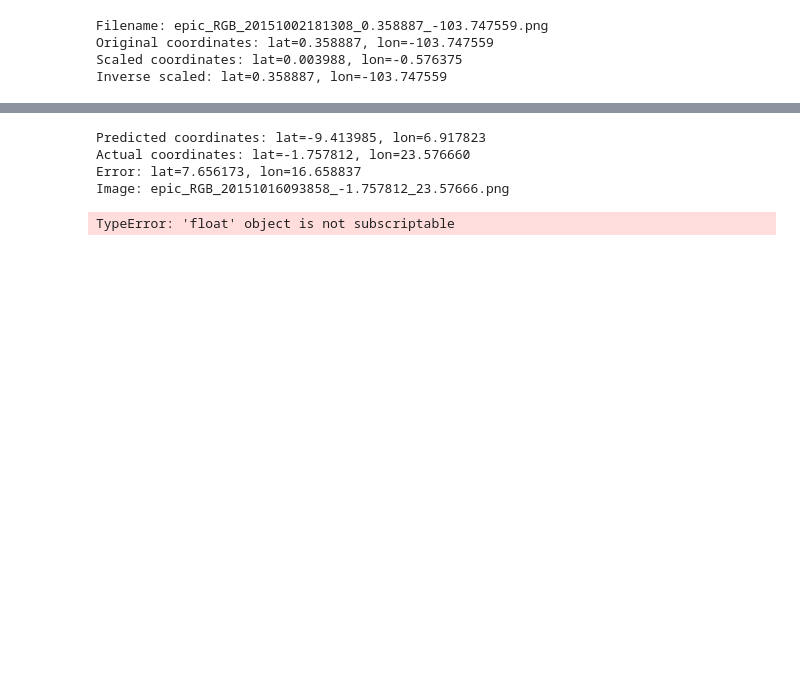
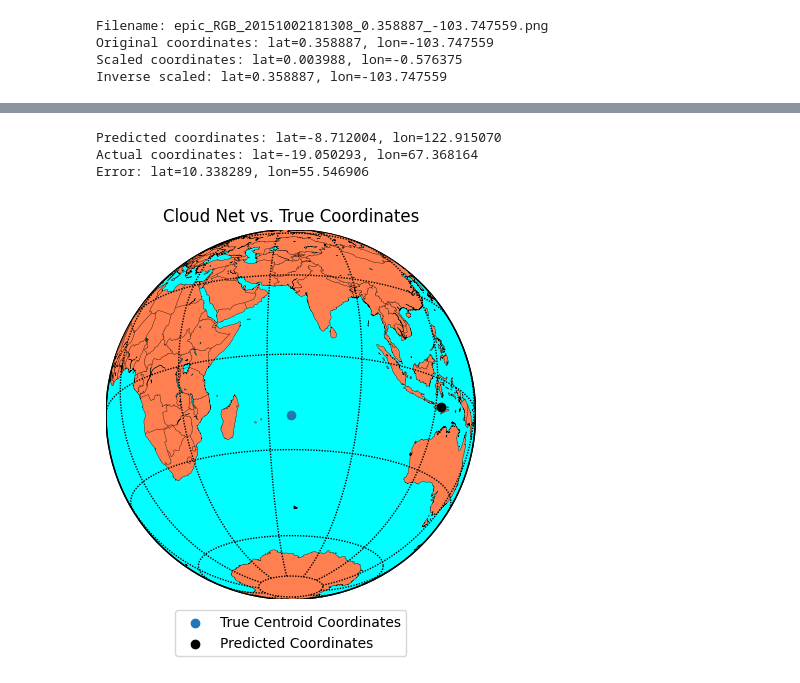
Before and after one commit to kevin-paul97/fantastic-palm-tree, a Jupyter notebook: Project/testing.ipynb, the cells around one changed output, grey strips where cells are left out. Cells and saved outputs as stored; diff of their text form; code cells hidden in the pictures; blank space fills up the shorter version.

```diff
--- a/Project/testing.ipynb
+++ b/Project/testing.ipynb
@@ -174,63 +176,67 @@ epic_RGB_20150827123638_3.933105_-8.525391.png
 # %%
 with torch.no_grad():
     model.eval()
-
+    model = model.to("mps")
     # Select random picture
     img_num = random.randint(0, len(train_dataloader.dataset)-1)
 
     # Construct path
     path = train_dataloader.dataset.imgs[img_num][0]
     test_img = Image.open(train_dataloader.dataset.imgs[img_num][0])
     test_img = transforms(test_img)
     test_img = test_img.float()
     test_img = test_img.view(-1)
     test_img = test_img.to("mps")
 
     output = model(test_img)
 
     # Get original coordinates
     lat = float(train_dataloader.dataset.imgs[img_num][0].strip(".png").split("_")[-2])
     lon = float(train_dataloader.dataset.imgs[img_num][0].strip(".png").split("_")[-1])
     filename = train_dataloader.dataset.imgs[img_num][0].split('/')[-1]
 
     # Get model predictions
     output = output.to("cpu").detach().numpy()
 
     # Reshape output to match scaler input shape
     pred_lat = output[0].reshape(-1, 1)
     pred_lon = output[1].reshape(-1, 1)
 
     # Transform back to original coordinates
     pred_lat = lat_scaler.inverse_transform(pred_lat)
     pred_lon = lon_scaler.inverse_transform(pred_lon)
 
     print(f"Predicted coordinates: lat={pred_lat[0][0]:.6f}, lon={pred_lon[0][0]:.6f}")
     print(f"Actual coordinates: lat={lat:.6f}, lon={lon:.6f}")
     print(f"Error: lat={abs(pred_lat[0][0]-lat):.6f}, lon={abs(pred_lon[0][0]-lon):.6f}")
-    print(f"Image: {filename}")
+    # print(f"Image: {filename}")
+
+
+
+# set up orthographic map projection with
+# perspective of satellite looking down at 45N, 100W.
+# use low resolution coastlines.
+map = Basemap(projection='ortho',lat_0=lat,lon_0=lon,resolution='l')
+# draw coastlines, country boundaries, fill continents.
+map.drawcoastlines(linewidth=0.25)
+map.drawcountries(linewidth=0.25)
+map.fillcontinents(color='coral',lake_color='aqua')
+# draw the edge of the map projection region (the projection limb)
+map.drawmapboundary(fill_color='aqua')
+# draw lat/lon grid lines every 30 degrees.
+map.drawmeridians(np.arange(0,360,30))
+map.drawparallels(np.arange(-90,90,30))
+
+x, y = map(lon, lat)
+map.scatter(x, y, label='True Centroid Coordinates')
+
+p, q = map(pred_lon, pred_lat)
+map.scatter(p, q, color="black", label="Predicted Coordinates")
+plt.title('Cloud Net vs. True Coordinates', )
+plt.legend(bbox_to_anchor=(0.5, -0.01), loc='upper center')
+plt.show()
 # %% [output]
-Predicted coordinates: lat=-9.413985, lon=6.917823
-Actual coordinates: lat=-1.757812, lon=23.576660
-Error: lat=7.656173, lon=16.658837
-Image: epic_RGB_20151016093858_-1.757812_23.57666.png
+Predicted coordinates: lat=-8.712004, lon=122.915070
+Actual coordinates: lat=-19.050293, lon=67.368164
+Error: lat=10.338289, lon=55.546906
+[figure, added]
-# %%
-# set up orthographic map projection with
-# perspective of satellite looking down at 45N, 100W.
-# use low resolution coastlines.
-map = Basemap(projection='ortho',lat_0=lat[0][0],lon_0=lon[0][0],resolution='l')
-# draw coastlines, country boundaries, fill continents.
-map.drawcoastlines(linewidth=0.25)
-map.drawcountries(linewidth=0.25)
-map.fillcontinents(color='coral',lake_color='aqua')
-# draw the edge of the map projection region (the projection limb)
-map.drawmapboundary(fill_color='aqua')
-# draw lat/lon grid lines every 30 degrees.
-map.drawmeridians(np.arange(0,360,30))
-map.drawparallels(np.arange(-90,90,30))
-
-x, y = map(lon, lat)
-map.scatter(x, y)
-plt.title('contour lines over filled continent background')
-plt.show()
-# %% [output]
-TypeError: 'float' object is not subscriptable
```
Also changed, not shown: parts of 4 cells of this notebook, 2 other files.
